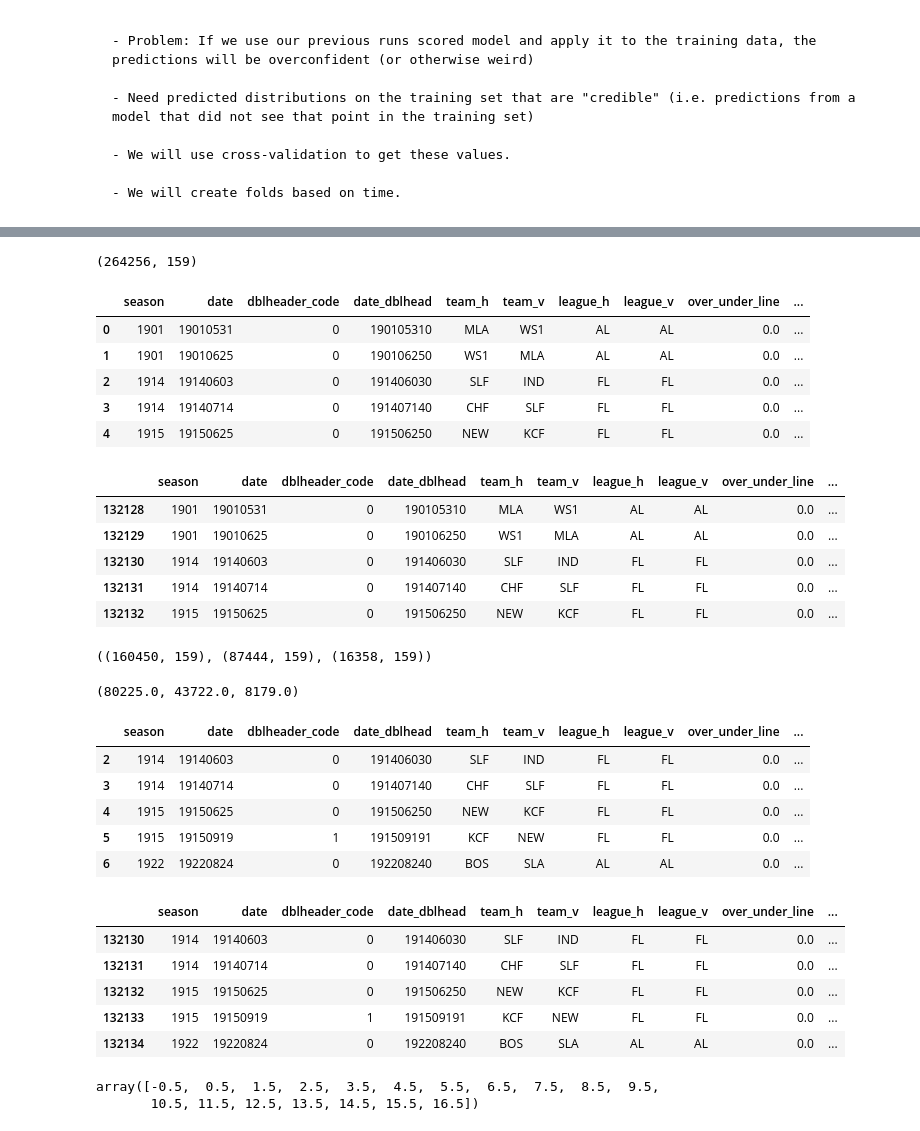
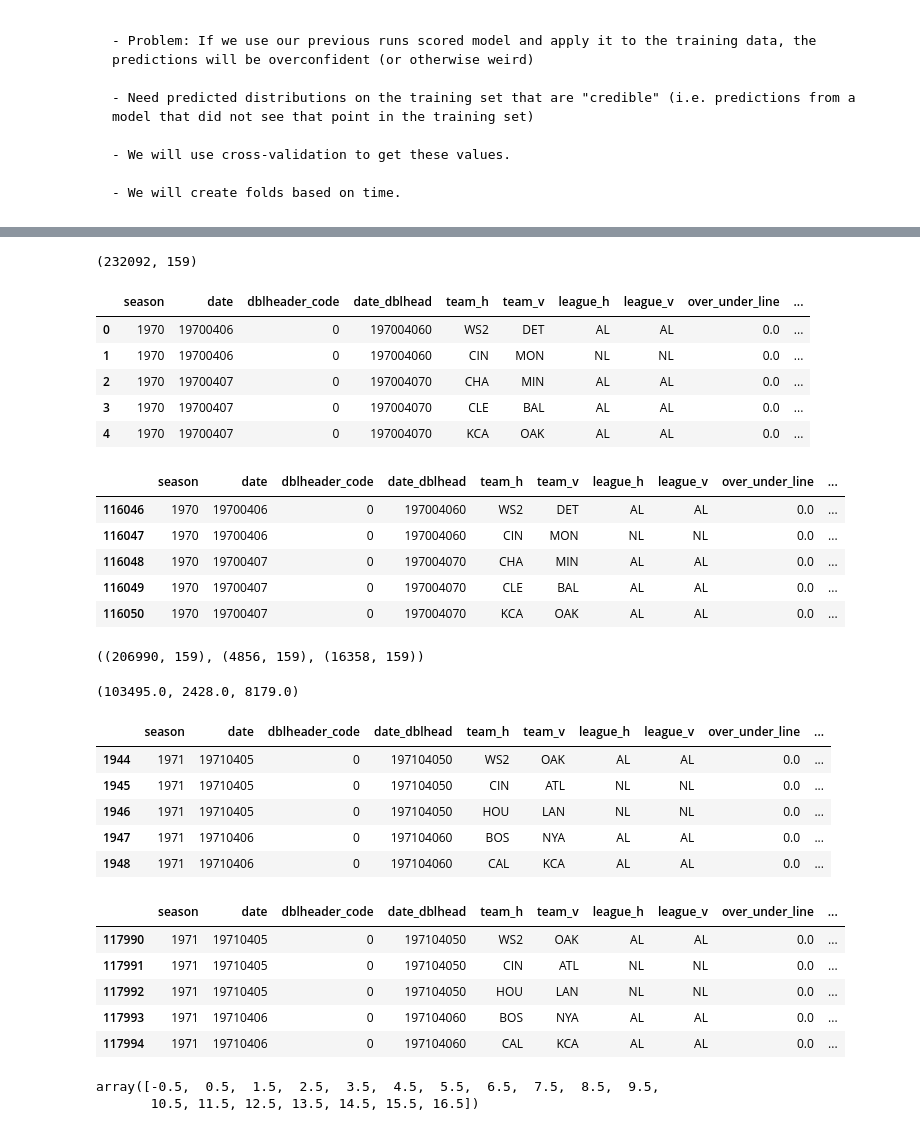
Before and after one commit to brbutler304/beatingVegas, a Jupyter notebook: 15 - OU Nested Model.ipynb, the cells around one changed output, grey strips where cells are left out. Cells and saved outputs as stored; diff of their text form; code cells hidden in the pictures.

```diff
--- a/15 - OU Nested Model.ipynb
+++ b/15 - OU Nested Model.ipynb
@@ -57,16 +57,16 @@ Nested Modeling
     - We will create folds based on time.
 # %%
 fold_dict = {}
-fold_dict[1901]=-1
-for i in range(1902,2018,5):
+fold_dict[1970]=-1
+for i in range(1971,2018,5):
     fold_dict[i]=0
-for i in range(1903,2018,5):
+for i in range(1972,2018,5):
     fold_dict[i]=1
-for i in range(1904,2018,5):
+for i in range(1973,2018,5):
     fold_dict[i]=2
-for i in range(1905,2018,5):
+for i in range(1974,2018,5):
     fold_dict[i]=3
-for i in range(1906,2018,5):
+for i in range(1975,2018,5):
     fold_dict[i]=4
 fold_dict[2018] = 5 # validation set
 for i in range(2018,2023):
@@ -96,57 +96,57 @@ pd.crosstab(df_runs.season, df_runs.foldnum1)
 # %%
 df_runs.shape
 # %% [output]
-(264256, 159)
+(232092, 159)
 # %%
 df_runs.iloc[:5,:]
 # %% [output]
 |  | season | date | dblheader_code | date_dblhead | team_h | team_v | league_h | league_v | over_under_line | ... |
-| 0 | 1901 | 19010531 | 0 | 190105310 | MLA | WS1 | AL | AL | 0.0 | ... |
-| 1 | 1901 | 19010625 | 0 | 190106250 | WS1 | MLA | AL | AL | 0.0 | ... |
-| 2 | 1914 | 19140603 | 0 | 191406030 | SLF | IND | FL | FL | 0.0 | ... |
-| 3 | 1914 | 19140714 | 0 | 191407140 | CHF | SLF | FL | FL | 0.0 | ... |
-| 4 | 1915 | 19150625 | 0 | 191506250 | NEW | KCF | FL | FL | 0.0 | ... |
+| 0 | 1970 | 19700406 | 0 | 197004060 | WS2 | DET | AL | AL | 0.0 | ... |
+| 1 | 1970 | 19700406 | 0 | 197004060 | CIN | MON | NL | NL | 0.0 | ... |
+| 2 | 1970 | 19700407 | 0 | 197004070 | CHA | MIN | AL | AL | 0.0 | ... |
+| 3 | 1970 | 19700407 | 0 | 197004070 | CLE | BAL | AL | AL | 0.0 | ... |
+| 4 | 1970 | 19700407 | 0 | 197004070 | KCA | OAK | AL | AL | 0.0 | ... |
 # %%
-df_runs.iloc[132128:132133,:]
+df_runs.iloc[116046:116051,:]
 # %% [output]
 |  | season | date | dblheader_code | date_dblhead | team_h | team_v | league_h | league_v | over_under_line | ... |
-| 132128 | 1901 | 19010531 | 0 | 190105310 | MLA | WS1 | AL | AL | 0.0 | ... |
-| 132129 | 1901 | 19010625 | 0 | 190106250 | WS1 | MLA | AL | AL | 0.0 | ... |
-| 132130 | 1914 | 19140603 | 0 | 191406030 | SLF | IND | FL | FL | 0.0 | ... |
-| 132131 | 1914 | 19140714 | 0 | 191407140 | CHF | SLF | FL | FL | 0.0 | ... |
-| 132132 | 1915 | 19150625 | 0 | 191506250 | NEW | KCF | FL | FL | 0.0 | ... |
+| 116046 | 1970 | 19700406 | 0 | 197004060 | WS2 | DET | AL | AL | 0.0 | ... |
+| 116047 | 1970 | 19700406 | 0 | 197004060 | CIN | MON | NL | NL | 0.0 | ... |
+| 116048 | 1970 | 19700407 | 0 | 197004070 | CHA | MIN | AL | AL | 0.0 | ... |
+| 116049 | 1970 | 19700407 | 0 | 197004070 | CLE | BAL | AL | AL | 0.0 | ... |
+| 116050 | 1970 | 19700407 | 0 | 197004070 | KCA | OAK | AL | AL | 0.0 | ... |
 # %%
-df_train = df_runs[(df_runs.season>1901) & (df_runs.season<=2000)]
-df_valid = df_runs[(df_runs.season>=2001) & (df_runs.season<=2018)]
+df_train = df_runs[(df_runs.season>1970) & (df_runs.season<=2017)]
+df_valid = df_runs[(df_runs.season>=2018) & (df_runs.season<=2018)]
 df_test = df_runs[df_runs.season>=2019]
 
 df_test_game = df[df.season>=2019]
 # %%
 df_train.shape, df_valid.shape, df_test.shape
 # %% [output]
-((160450, 159), (87444, 159), (16358, 159))
+((206990, 159), (4856, 159), (16358, 159))
 # %%
 df_train.shape[0] /2,  df_valid.shape[0]/2, df_test.shape[0]/2
 # %% [output]
-(80225.0, 43722.0, 8179.0)
+(103495.0, 2428.0, 8179.0)
 # %%
 df_train.iloc[:5,:]
 # %% [output]
 |  | season | date | dblheader_code | date_dblhead | team_h | team_v | league_h | league_v | over_under_line | ... |
-| 2 | 1914 | 19140603 | 0 | 191406030 | SLF | IND | FL | FL | 0.0 | ... |
-| 3 | 1914 | 19140714 | 0 | 191407140 | CHF | SLF | FL | FL | 0.0 | ... |
-| 4 | 1915 | 19150625 | 0 | 191506250 | NEW | KCF | FL | FL | 0.0 | ... |
-| 5 | 1915 | 19150919 | 1 | 191509191 | KCF | NEW | FL | FL | 0.0 | ... |
-| 6 | 1922 | 19220824 | 0 | 192208240 | BOS | SLA | AL | AL | 0.0 | ... |
+| 1944 | 1971 | 19710405 | 0 | 197104050 | WS2 | OAK | AL | AL | 0.0 | ... |
+| 1945 | 1971 | 19710405 | 0 | 197104050 | CIN | ATL | NL | NL | 0.0 | ... |
+| 1946 | 1971 | 19710405 | 0 | 197104050 | HOU | LAN | NL | NL | 0.0 | ... |
+| 1947 | 1971 | 19710406 | 0 | 197104060 | BOS | NYA | AL | AL | 0.0 | ... |
+| 1948 | 1971 | 19710406 | 0 | 197104060 | CAL | KCA | AL | AL | 0.0 | ... |
 # %%
-df_train.iloc[80225:80225+5,:]
+df_train.iloc[103495:103495+5,:]
 # %% [output]
 |  | season | date | dblheader_code | date_dblhead | team_h | team_v | league_h | league_v | over_under_line | ... |
-| 132130 | 1914 | 19140603 | 0 | 191406030 | SLF | IND | FL | FL | 0.0 | ... |
-| 132131 | 1914 | 19140714 | 0 | 191407140 | CHF | SLF | FL | FL | 0.0 | ... |
-| 132132 | 1915 | 19150625 | 0 | 191506250 | NEW | KCF | FL | FL | 0.0 | ... |
-| 132133 | 1915 | 19150919 | 1 | 191509191 | KCF | NEW | FL | FL | 0.0 | ... |
-| 132134 | 1922 | 19220824 | 0 | 192208240 | BOS | SLA | AL | AL | 0.0 | ... |
+| 117990 | 1971 | 19710405 | 0 | 197104050 | WS2 | OAK | AL | AL | 0.0 | ... |
+| 117991 | 1971 | 19710405 | 0 | 197104050 | CIN | ATL | NL | NL | 0.0 | ... |
+| 117992 | 1971 | 19710405 | 0 | 197104050 | HOU | LAN | NL | NL | 0.0 | ... |
+| 117993 | 1971 | 19710406 | 0 | 197104060 | BOS | NYA | AL | AL | 0.0 | ... |
+| 117994 | 1971 | 19710406 | 0 | 197104060 | CAL | KCA | AL | AL | 0.0 | ... |
 # %%
 feat_set = ['OBP_162',
  'SLG_162',
```
Also changed, not shown: parts of 45 cells of this notebook, 18 other files.
